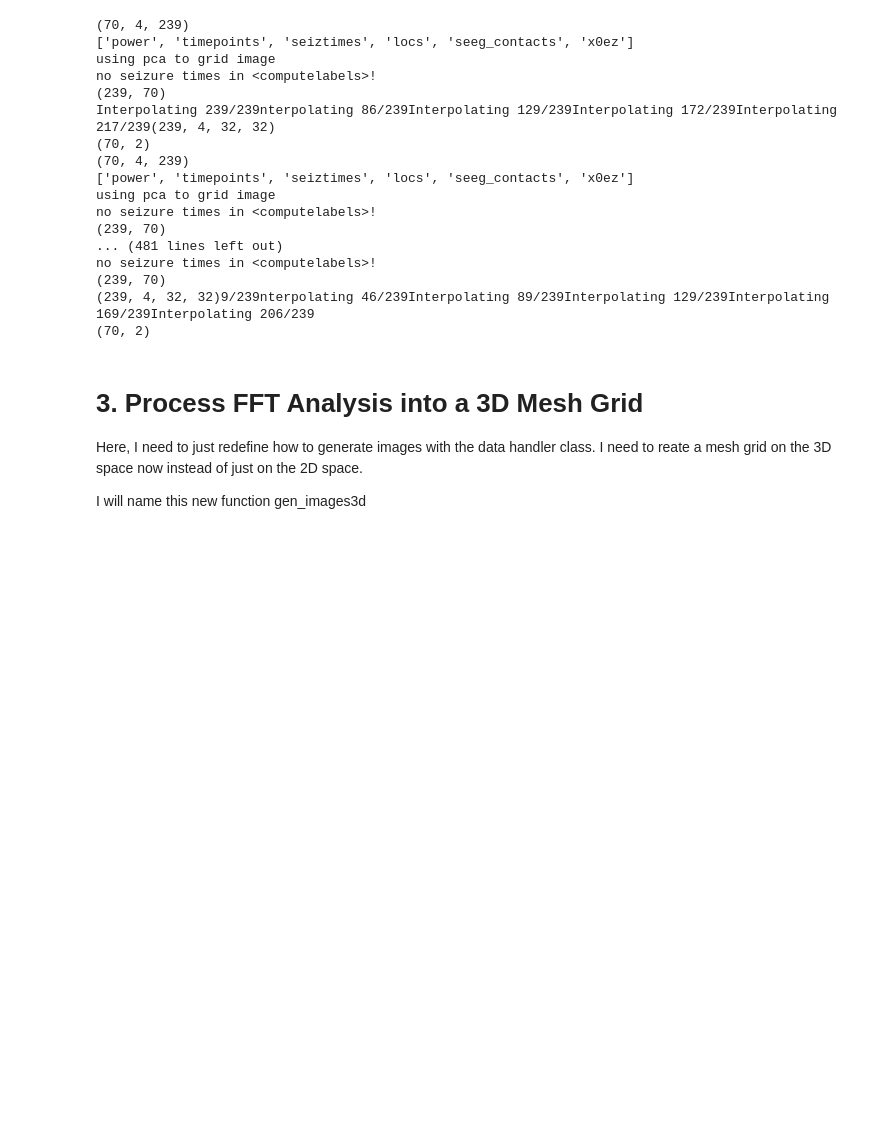
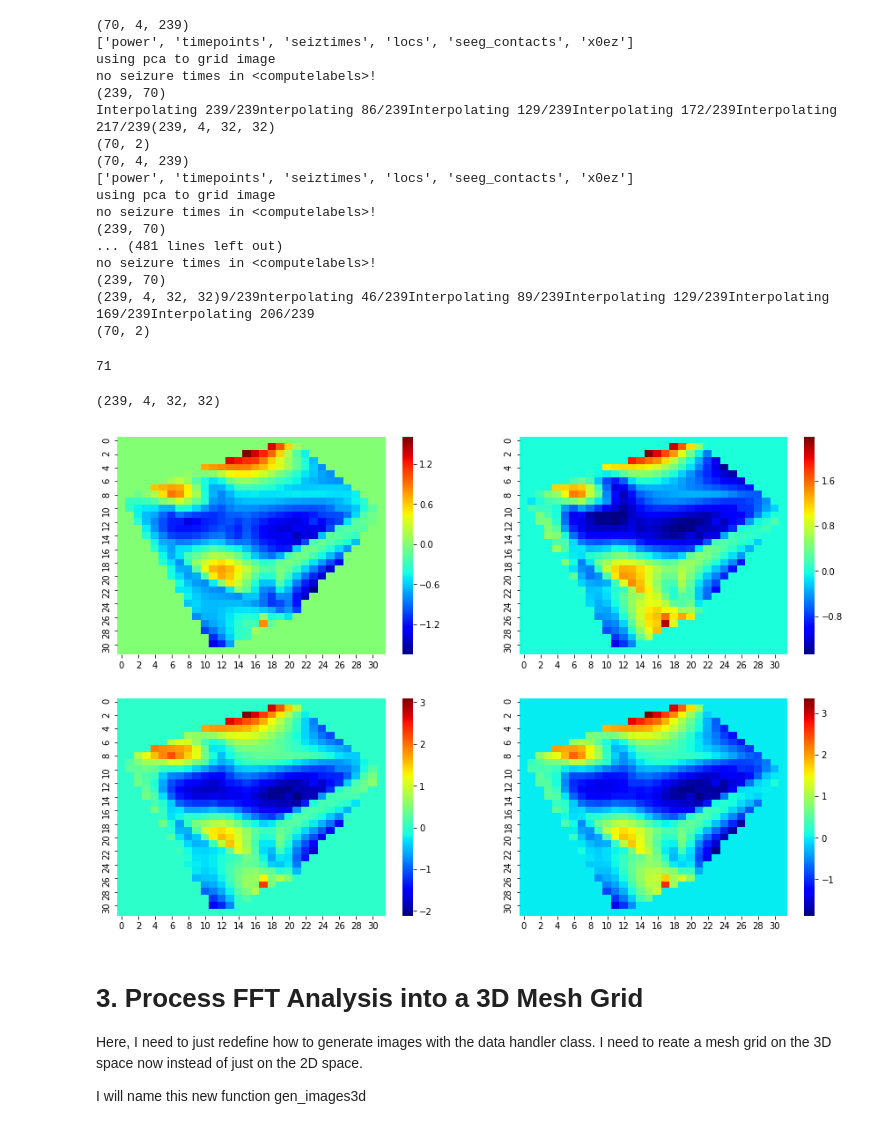
Before and after one commit to adam2392/dnn-unsupervised, a Jupyter notebook: dnn/Updated FFT Data Preprocessing into 2D and 3D.ipynb, the cells around one changed output. Saved outputs shown, nothing was run; the diff lists cells and outputs as text; code cells hidden in the pictures; blank space fills up the shorter version.

```diff
--- a/dnn/Updated FFT Data Preprocessing into 2D and 3D.ipynb
+++ b/dnn/Updated FFT Data Preprocessing into 2D and 3D.ipynb
@@ -537,3 +534,39 @@ no seizure times in <computelabels>!
 (239, 70)
 (239, 4, 32, 32)9/239nterpolating 46/239Interpolating 89/239Interpolating 129/239Interpolating 169/239Interpolating 206/239
 (70, 2)
+# %%
+expname = 'allregions_notmoved'
+trainimagedir = os.path.join('/Volumes/ADAM LI/pydata/traindata/image_2d/', expname)
+# Get ALL datafiles from all downstream files
+datafiles = []
+for root, dirs, files in os.walk(trainimagedir):
+    for file in files:
+        if file.endswith(".npz"):
+             datafiles.append(os.path.join(root, file))
+# print(datafiles)
+print(len(datafiles))
+# %% [output]
+71
+# %%
+import seaborn as sns
+import matplotlib
+import matplotlib.pyplot as plt
+
+filename = path_leaf(datafiles[0])
+filepath = os.path.join(trainimagedir, filename + '.npy')
+imagetensor = np.load(filepath)
+print(imagetensor.shape)
+
+plt.figure(figsize=(15,10))
+for i in range(4):
+    plt.subplot(2,2,i+1)
+    sns.heatmap(imagetensor[0,i,:,:], cmap='jet')
+    ax = plt.gca()
+#     if i > 0:
+#         clim[0] = np.min(clim[0], ax.clim()[0])
+#         clim[1] = np.max(clim[1], ax.clim()[1])
+#     else:
+#         clim = ax.clim()
+# %% [output]
+(239, 4, 32, 32)
+[figure, added]
```
Also changed, not shown: parts of 5 cells of this notebook, 3 other files.
